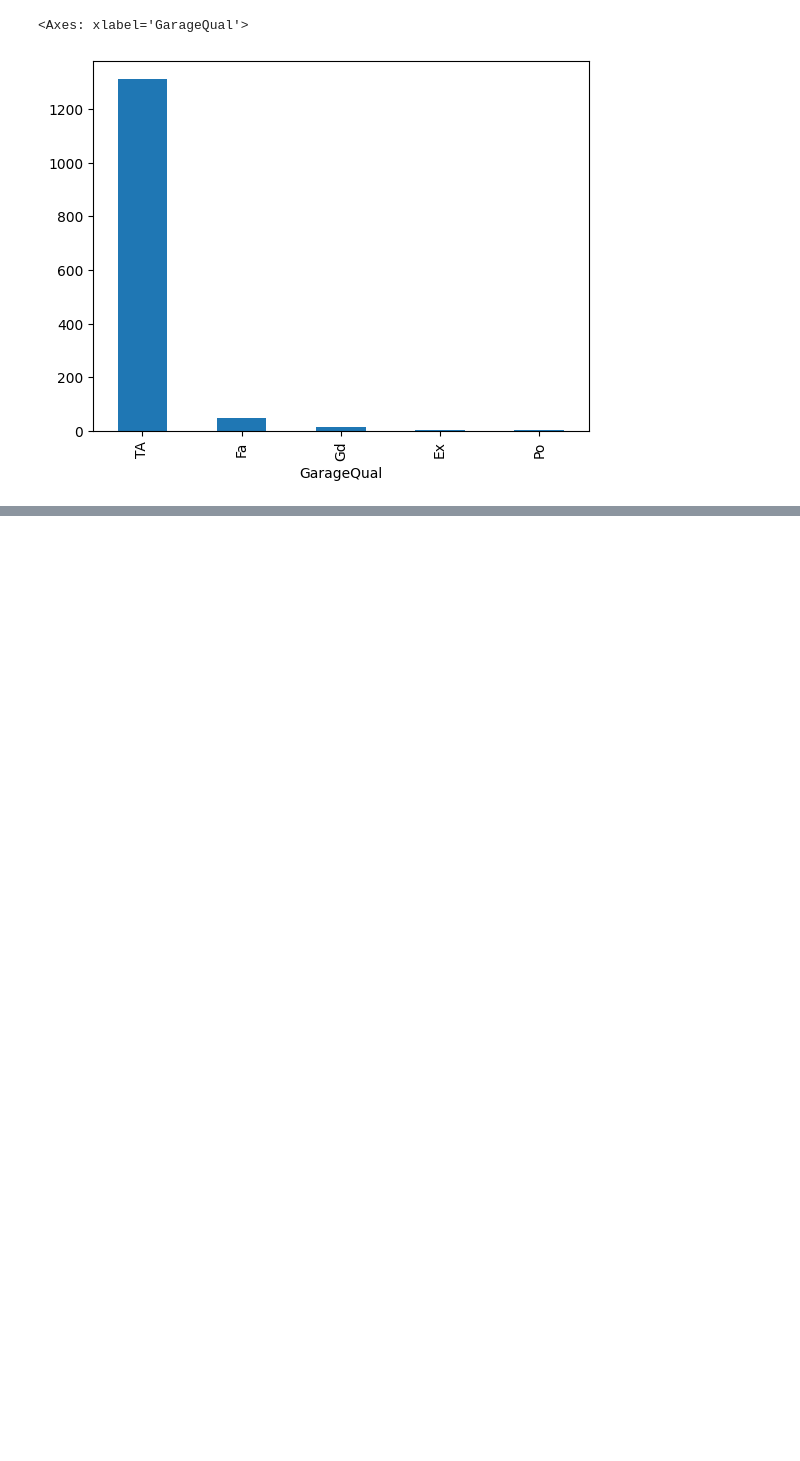
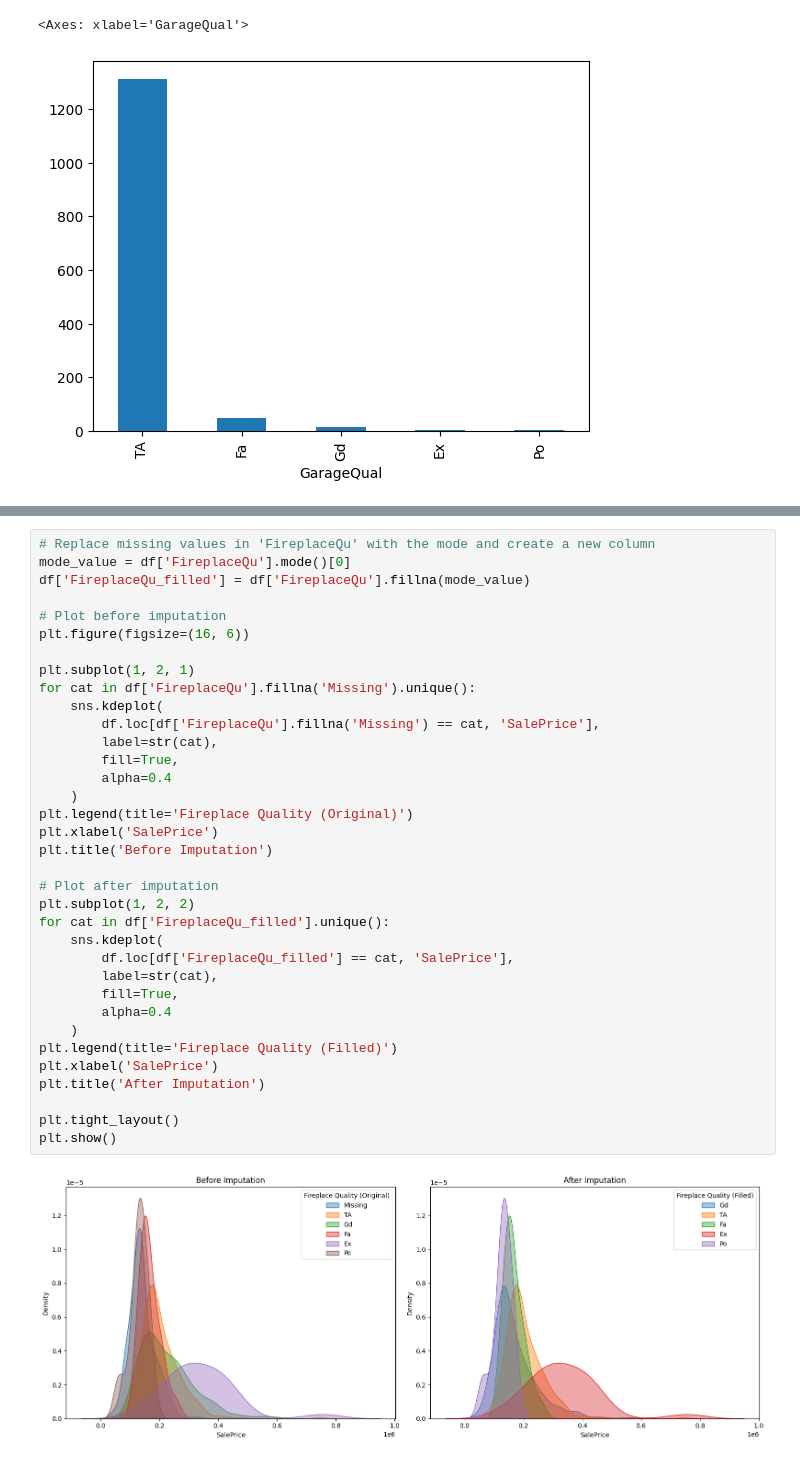
Before and after one commit to HirenGajjar/ai-ml, a Jupyter notebook: 37_handle_missing_values_categorical_data/index.ipynb, the cells around one changed output, grey strips where cells are left out. Saved outputs shown, nothing was run; the diff lists cells and outputs as text; blank space fills up the shorter version.

```diff
--- a/37_handle_missing_values_categorical_data/index.ipynb
+++ b/37_handle_missing_values_categorical_data/index.ipynb
@@ -41,0 +75,37 @@ df.GarageQual.value_counts().sort_values(ascending=False).plot(kind='bar')
+# %%
+# Replace missing values in 'FireplaceQu' with the mode and create a new column
+mode_value = df['FireplaceQu'].mode()[0]
+df['FireplaceQu_filled'] = df['FireplaceQu'].fillna(mode_value)
+
+# Plot before imputation
+plt.figure(figsize=(16, 6))
+
+plt.subplot(1, 2, 1)
+for cat in df['FireplaceQu'].fillna('Missing').unique():
+    sns.kdeplot(
+        df.loc[df['FireplaceQu'].fillna('Missing') == cat, 'SalePrice'],
+        label=str(cat),
+        fill=True,
+        alpha=0.4
+    )
+plt.legend(title='Fireplace Quality (Original)')
+plt.xlabel('SalePrice')
+plt.title('Before Imputation')
+
+# Plot after imputation
+plt.subplot(1, 2, 2)
+for cat in df['FireplaceQu_filled'].unique():
+    sns.kdeplot(
+        df.loc[df['FireplaceQu_filled'] == cat, 'SalePrice'],
+        label=str(cat),
+        fill=True,
+        alpha=0.4
+    )
+plt.legend(title='Fireplace Quality (Filled)')
+plt.xlabel('SalePrice')
+plt.title('After Imputation')
+
+plt.tight_layout()
+plt.show()
+# %% [output]
+[figure, added]
```
Also changed, not shown: parts of 5 cells of this notebook.
